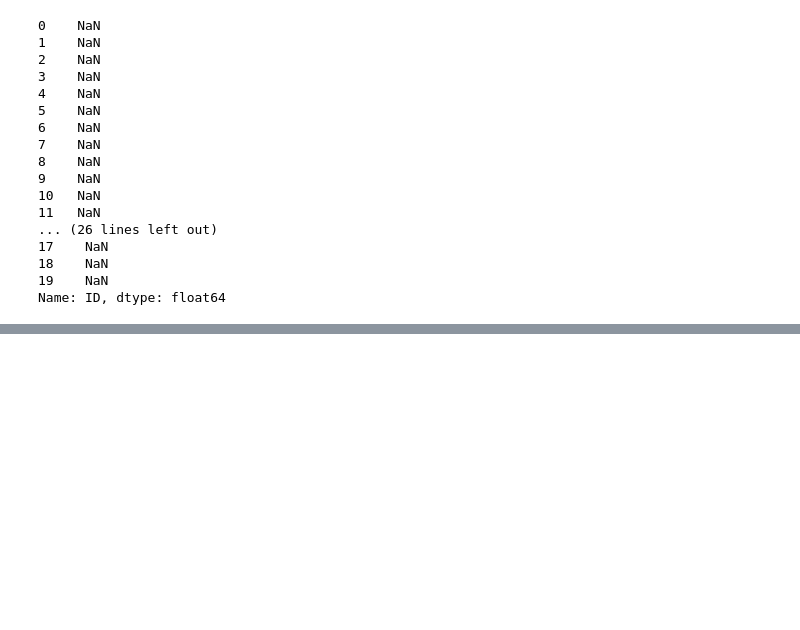
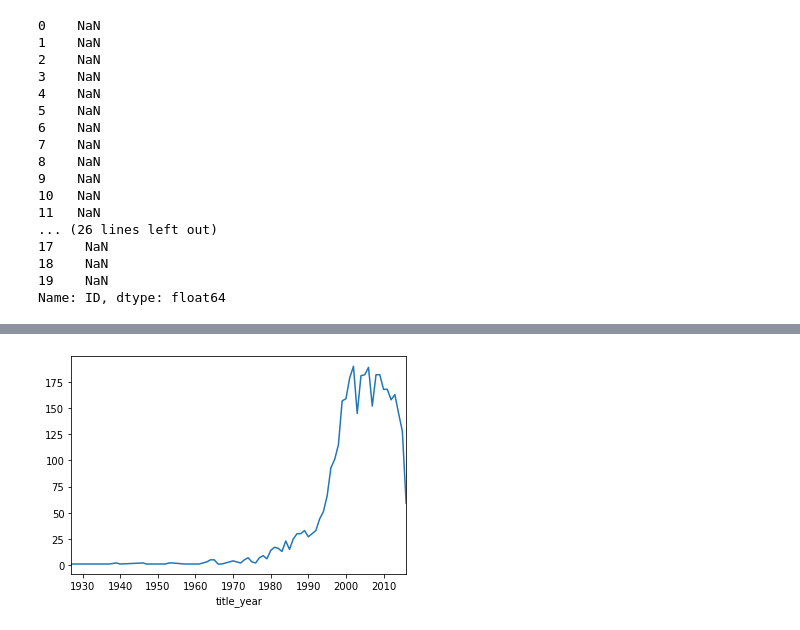
Before and after one commit to 6jk/MyPythonLearning, a Jupyter notebook: python爬虫/Pandas第二部分.ipynb, the cells around one changed output, grey strips where cells are left out. Cells and saved outputs as stored; diff of their text form; code cells hidden in the pictures; blank space fills up the shorter version.

```diff
--- a/python爬虫/Pandas第二部分.ipynb
+++ b/python爬虫/Pandas第二部分.ipynb
@@ -569,0 +676,9 @@ print(df)
+# %%
+# 任务3、电影产量年份趋势
+movie_years = data.groupby('title_year')['movie_title'].count()
+plt.figure()
+movie_years.plot()
+# plt.savefig('./output/movie_years.png')
+plt.show()
+# %% [output]
+[figure, added]
```
Also changed, not shown: parts of 12 cells of this notebook, 3 other files.
